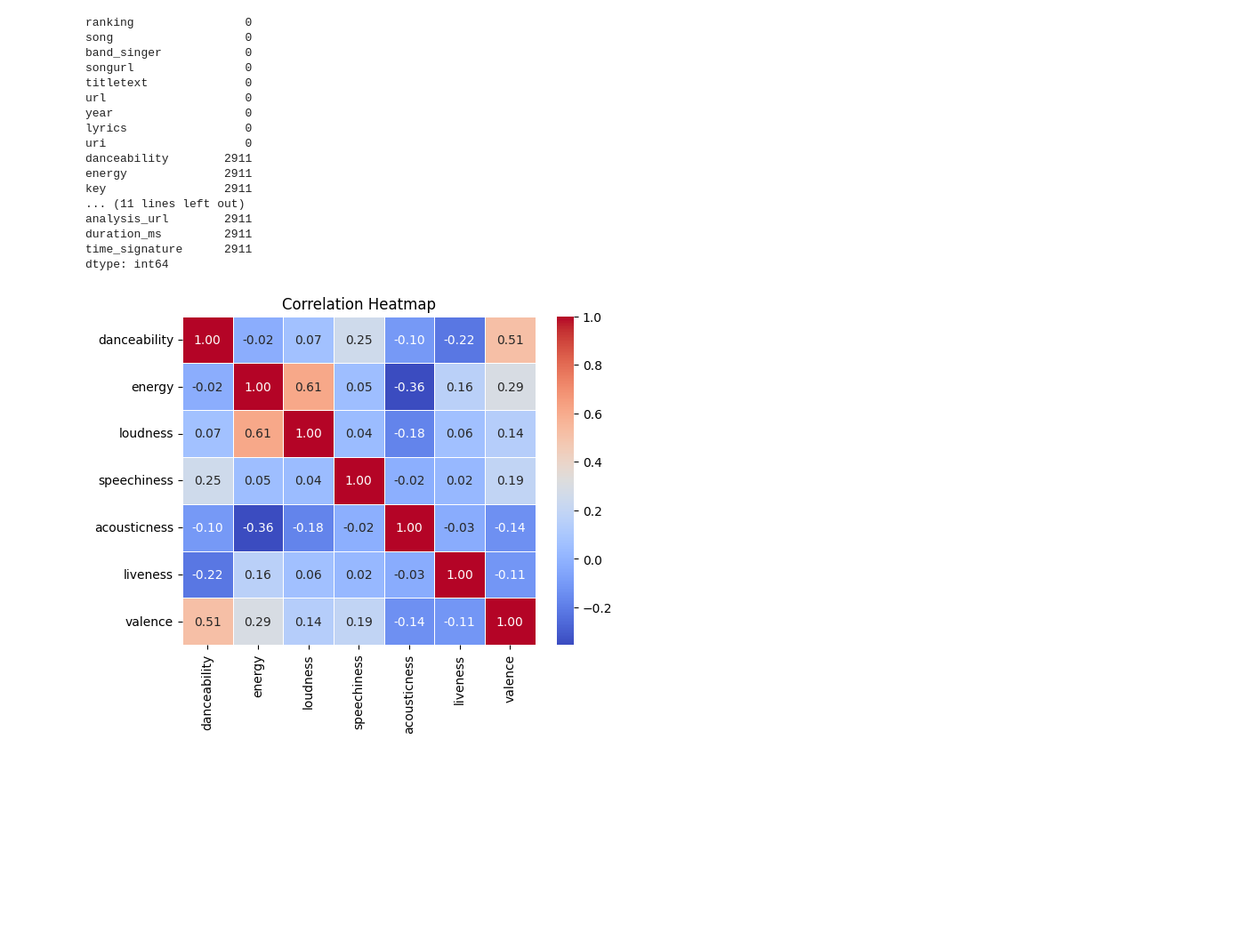
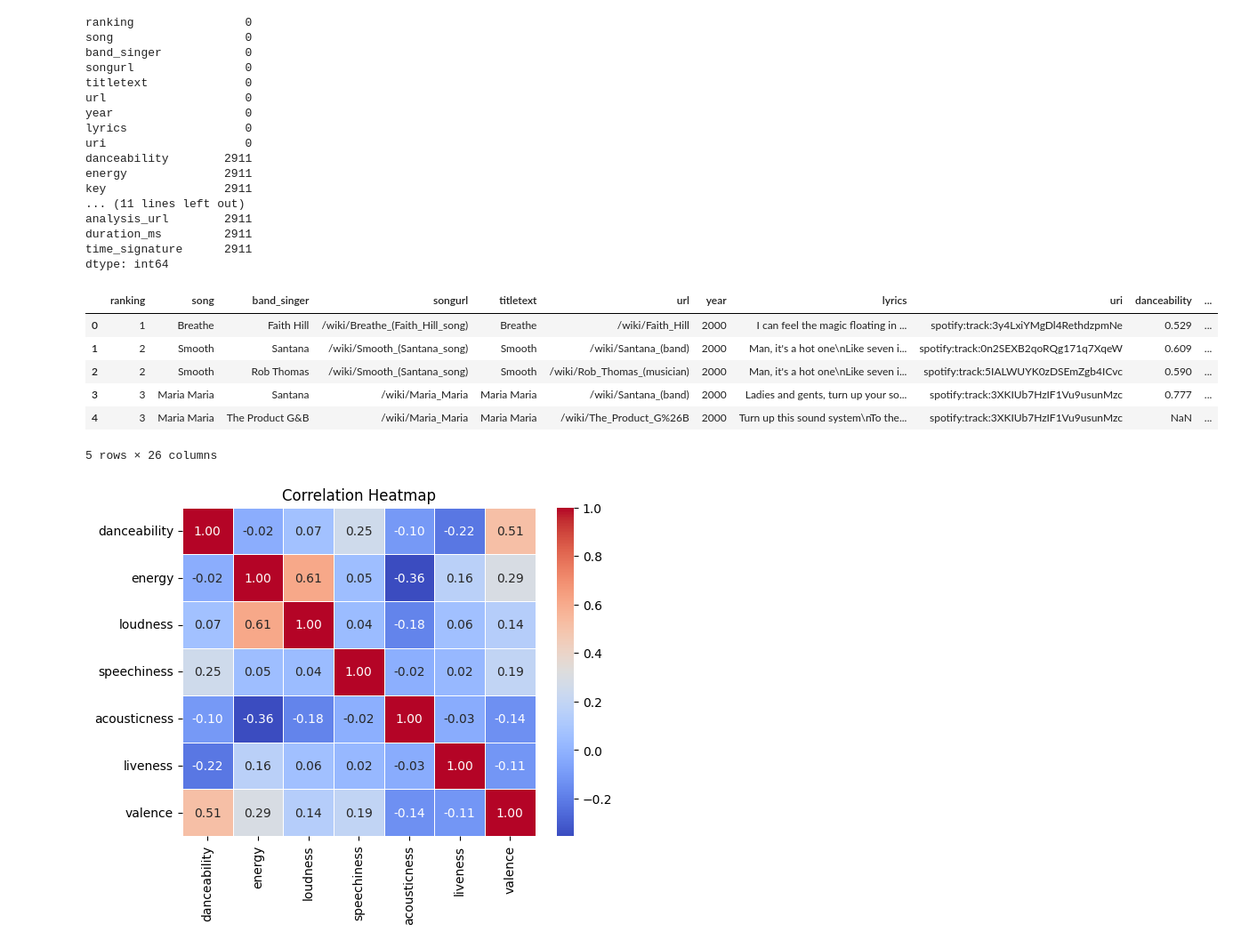
Before and after one commit to danielrferreira/music_distances, a Jupyter notebook: analysis/check_data.ipynb, the cells around one changed output. Shown at 89% size. Cells and saved outputs as stored; diff of their text form; code cells hidden in the pictures; blank space fills up the shorter version.

```diff
--- a/analysis/check_data.ipynb
+++ b/analysis/check_data.ipynb
@@ -39,6 +39,16 @@ analysis_url        2911
 duration_ms         2911
 time_signature      2911
 dtype: int64
+# %%
+df.head()
+# %% [output]
+|  | ranking | song | band_singer | songurl | titletext | url | year | lyrics | uri | danceability | ... |
+| 0 | 1 | Breathe | Faith Hill | /wiki/Breathe_(Faith_Hill_song) | Breathe | /wiki/Faith_Hill | 2000 | I can feel the magic floating in ... | spotify:track:3y4LxiYMgDl4RethdzpmNe | 0.529 | ... |
+| 1 | 2 | Smooth | Santana | /wiki/Smooth_(Santana_song) | Smooth | /wiki/Santana_(band) | 2000 | Man, it's a hot one\nLike seven i... | spotify:track:0n2SEXB2qoRQg171q7XqeW | 0.609 | ... |
+| 2 | 2 | Smooth | Rob Thomas | /wiki/Smooth_(Santana_song) | Smooth | /wiki/Rob_Thomas_(musician) | 2000 | Man, it's a hot one\nLike seven i... | spotify:track:5IALWUYK0zDSEmZgb4ICvc | 0.590 | ... |
+| 3 | 3 | Maria Maria | Santana | /wiki/Maria_Maria | Maria Maria | /wiki/Santana_(band) | 2000 | Ladies and gents, turn up your so... | spotify:track:3XKIUb7HzIF1Vu9usunMzc | 0.777 | ... |
+| 4 | 3 | Maria Maria | The Product G&B | /wiki/Maria_Maria | Maria Maria | /wiki/The_Product_G%26B | 2000 | Turn up this sound system\nTo the... | spotify:track:3XKIUb7HzIF1Vu9usunMzc | NaN | ... |
+5 rows × 26 columns
 # %%
 X_cols = ['danceability','energy','loudness','speechiness','acousticness','liveness','valence']
 # %%
```
Also changed, not shown: 2 other files.
